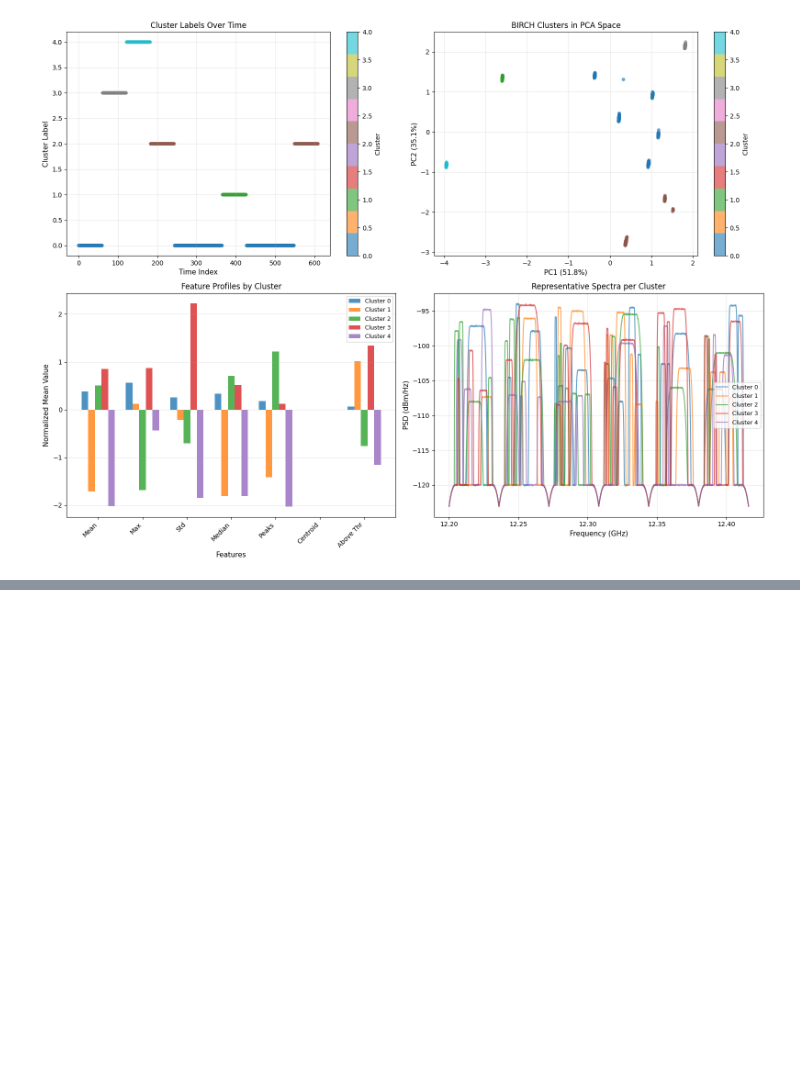
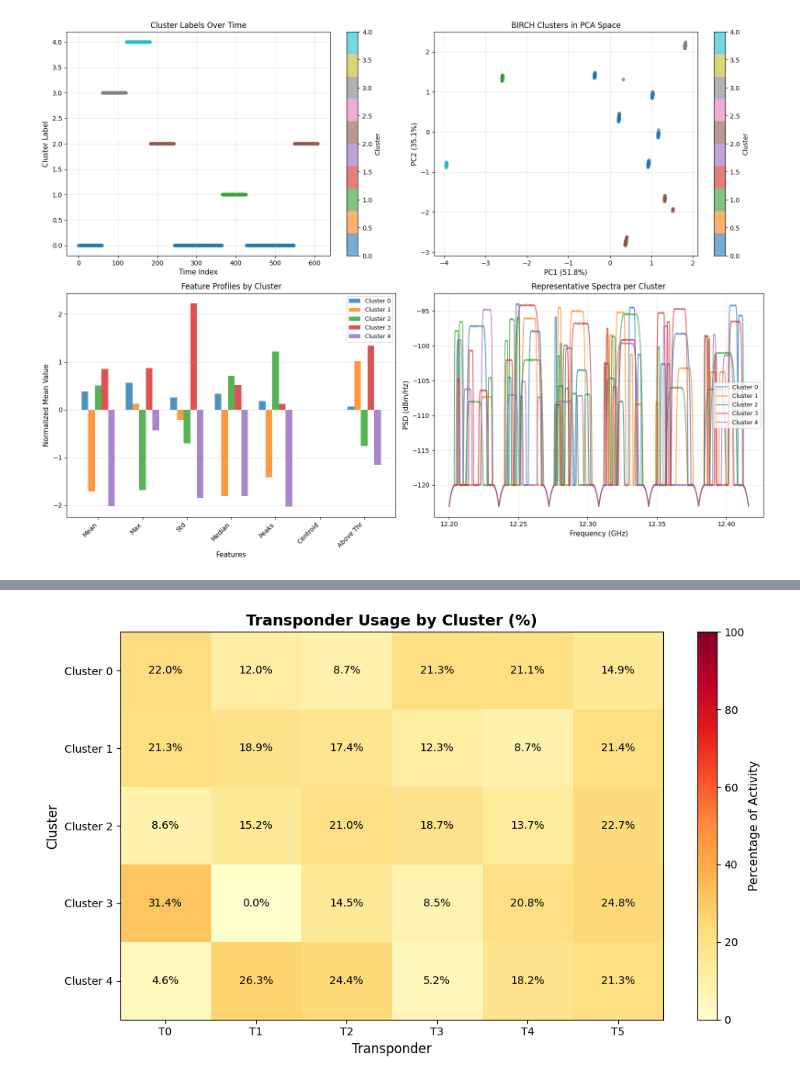
Before and after one commit to harris-mohamed/rf-ml, a Jupyter notebook: notebooks/rf_ml_unsupervised.ipynb, the cells around one changed output, grey strips where cells are left out. Drawn from its saved outputs; the diff is of its cells as text; code cells hidden in the pictures; blank space fills up the shorter version.

```diff
--- a/notebooks/rf_ml_unsupervised.ipynb
+++ b/notebooks/rf_ml_unsupervised.ipynb
@@ -465,0 +896,86 @@ Clustering visualization saved to: ../dev_output/birch_clustering_analysis.png
+# %%
+# Detailed analysis: Which transponders does each cluster primarily use?
+print("Analyzing transponder usage by cluster...\n")
+
+# Define transponder boundaries
+transponder_bw = 36e6
+ku_band_start = 12.2e9
+
+def get_transponder_index(freq_hz):
+    """Get transponder index (0-5) for a given frequency."""
+    offset = freq_hz - ku_band_start
+    idx = int(offset / transponder_bw)
+    return max(0, min(5, idx))
+
+# Analyze transponder usage for each cluster
+transponder_usage = {label: {i: 0 for i in range(6)} for label in unique_labels_v2}
+
+for cluster_idx, label in enumerate(unique_labels_v2):
+    cluster_mask = combined_df_v2['cluster'] == label
+    cluster_data = combined_df_v2[cluster_mask]
+
+    for idx, row in cluster_data.iterrows():
+        frequencies = row['frequencies']
+        powers = row['powers']
+
+        # Find which transponders have significant power
+        for freq, power in zip(frequencies, powers):
+            if power > np.percentile(powers, 70):  # Only count significant power
+                xpdr_idx = get_transponder_index(freq)
+                transponder_usage[label][xpdr_idx] += 1
+
+# Print summary
+for label in unique_labels_v2:
+    total_counts = sum(transponder_usage[label].values())
+    print(f"Cluster {label}:")
+
+    # Find dominant transponders (>20% of activity)
+    dominant = []
+    for xpdr_idx in range(6):
+        count = transponder_usage[label][xpdr_idx]
+        percentage = 100 * count / total_counts if total_counts > 0 else 0
+        if percentage > 20:
+            dominant.append(f"T{xpdr_idx} ({percentage:.1f}%)")
+        print(f"  Transponder {xpdr_idx}: {count:6d} samples ({percentage:5.1f}%)")
+
+    if dominant:
+        print(f"  → Dominant transponders: {', '.join(dominant)}")
+    print()
+
+# Create a heatmap visualization
+fig, ax = plt.subplots(figsize=(10, 6))
+
+# Build matrix: rows=clusters, cols=transponders
+heatmap_data = np.zeros((len(unique_labels_v2), 6))
+for cluster_idx, label in enumerate(unique_labels_v2):
+    total_counts = sum(transponder_usage[label].values())
+    for xpdr_idx in range(6):
+        count = transponder_usage[label][xpdr_idx]
+        heatmap_data[cluster_idx, xpdr_idx] = 100 * count / total_counts if total_counts > 0 else 0
+
+# Plot heatmap
+im = ax.imshow(heatmap_data, cmap='YlOrRd', aspect='auto', vmin=0, vmax=100)
+
+# Add text annotations
+for i in range(len(unique_labels_v2)):
+    for j in range(6):
+        text = ax.text(j, i, f'{heatmap_data[i, j]:.1f}%',
+                      ha="center", va="center", color="black" if heatmap_data[i, j] < 50 else "white",
+                      fontsize=10)
+
+ax.set_xticks(range(6))
+ax.set_xticklabels([f'T{i}' for i in range(6)])
+ax.set_yticks(range(len(unique_labels_v2)))
+ax.set_yticklabels([f'Cluster {l}' for l in unique_labels_v2])
+ax.set_xlabel('Transponder', fontsize=12)
+ax.set_ylabel('Cluster', fontsize=12)
+ax.set_title('Transponder Usage by Cluster (%)', fontsize=14, fontweight='bold')
+
+cbar = plt.colorbar(im, ax=ax)
+cbar.set_label('Percentage of Activity', fontsize=11)
+
+plt.tight_layout()
+plt.savefig('../dev_output/cluster_transponder_usage_heatmap.png', dpi=150, bbox_inches='tight')
+print("Transponder usage heatmap saved to: ../dev_output/cluster_transponder_usage_heatmap.png")
+plt.show()
+# %% [output]
@@ -465,0 +999 @@ Clustering visualization saved to: ../dev_output/birch_clustering_analysis.png
+[figure, added]
```
Also changed, not shown: parts of 11 cells of this notebook, 6 other files.
